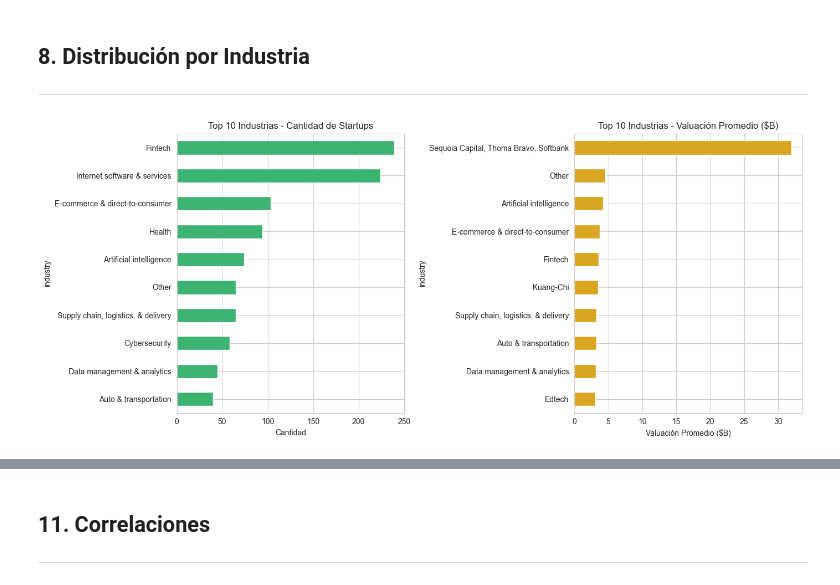
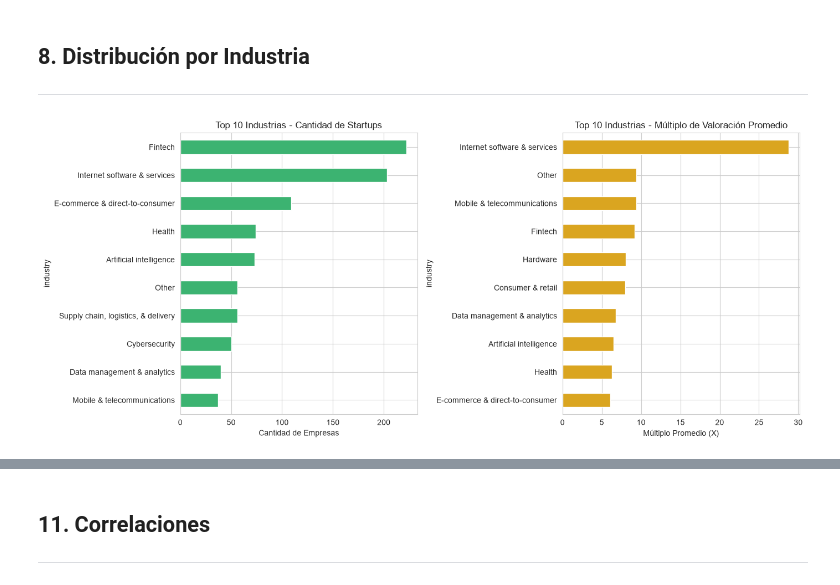
Before and after one commit to Bootcamp-IA-MAD-P7/proyecto4-grupo4, a Jupyter notebook: backend/notebooks/01_eda.ipynb, the cells around one changed output, grey strips where cells are left out. Saved outputs shown, nothing was run; the diff lists cells and outputs as text; code cells hidden in the pictures.

```diff
--- a/backend/notebooks/01_eda.ipynb
+++ b/backend/notebooks/01_eda.ipynb
@@ -57,0 +42,13 @@ Columnas: ['Company', 'Valuation ($B)', 'Date Joined', 'Country', 'City\xa0', 'I
+# %%
+df_raw = load_raw_dataset()
+
+# Imprimimos las dimensiones y las columnas
+print(f'Shape: {df_raw.shape}')
+print(f'Columnas: {df_raw.columns.tolist()}')
+
+# Visualizamos las primeras 10 filas para confirmar visualmente su estado
+display(df_raw.head(10))
+
+# Inspeccionamos específicamente Valuation y Funding para planear la limpieza de la Fase 7
+print("\n--- Columnas clave para el cálculo del múltiplo ---")
+df_raw[['Valuation', 'Funding']].head(10)
@@ -210 +319,6 @@ investor_count    0
 dtype: int64
+# %%
+# Eliminamos las filas donde el target (valuation_multiple) sea nulo
+df = df.dropna(subset=['valuation_multiple'])
+
+print('Total de filas tras limpiar nulos del target:', df.shape[0])
@@ -253,0 +354,8 @@ Name: valuation_b, dtype: float64
+# %%
+import numpy as np
+
+# Reemplazamos los infinitos (inf y -inf) por NaN para que no rompan los cálculos
+df['valuation_multiple'] = df['valuation_multiple'].replace([np.inf, -np.inf], np.nan)
+
+print('Estadísticas depuradas del múltiplo de valoración:')
+print(df['valuation_multiple'].describe())
@@ -319,21 +456,21 @@ plt.show()
 # %%
 fig, axes = plt.subplots(1, 2, figsize=(14, 6))
 
-# Top 10 industrias por cantidad
+# Gráfico 1: Top 10 industrias por cantidad de startups
 ind_counts = df['industry'].value_counts().head(10)
 ind_counts.plot(kind='barh', ax=axes[0], color='mediumseagreen')
 axes[0].set_title('Top 10 Industrias - Cantidad de Startups')
-axes[0].set_xlabel('Cantidad')
+axes[0].set_xlabel('Cantidad de Empresas')
 axes[0].invert_yaxis()
 
-# Top 10 industrias por valuacion promedio
-ind_val = df.groupby('industry')['valuation_b'].mean().nlargest(10)
+# Gráfico 2: Top 10 industrias por múltiplo de valoración promedio
+ind_val = df.groupby('industry')['valuation_multiple'].mean().nlargest(10)
 ind_val.plot(kind='barh', ax=axes[1], color='goldenrod')
-axes[1].set_title('Top 10 Industrias - Valuación Promedio ($B)')
-axes[1].set_xlabel('Valuación Promedio ($B)')
+axes[1].set_title('Top 10 Industrias - Múltiplo de Valoración Promedio')
+axes[1].set_xlabel('Múltiplo Promedio (X)')
 axes[1].invert_yaxis()
 
 plt.tight_layout()
 plt.show()
 # %% [output]
-[figure, old version]
+[figure, new version]
```
Also changed, not shown: parts of 39 cells of this notebook.
